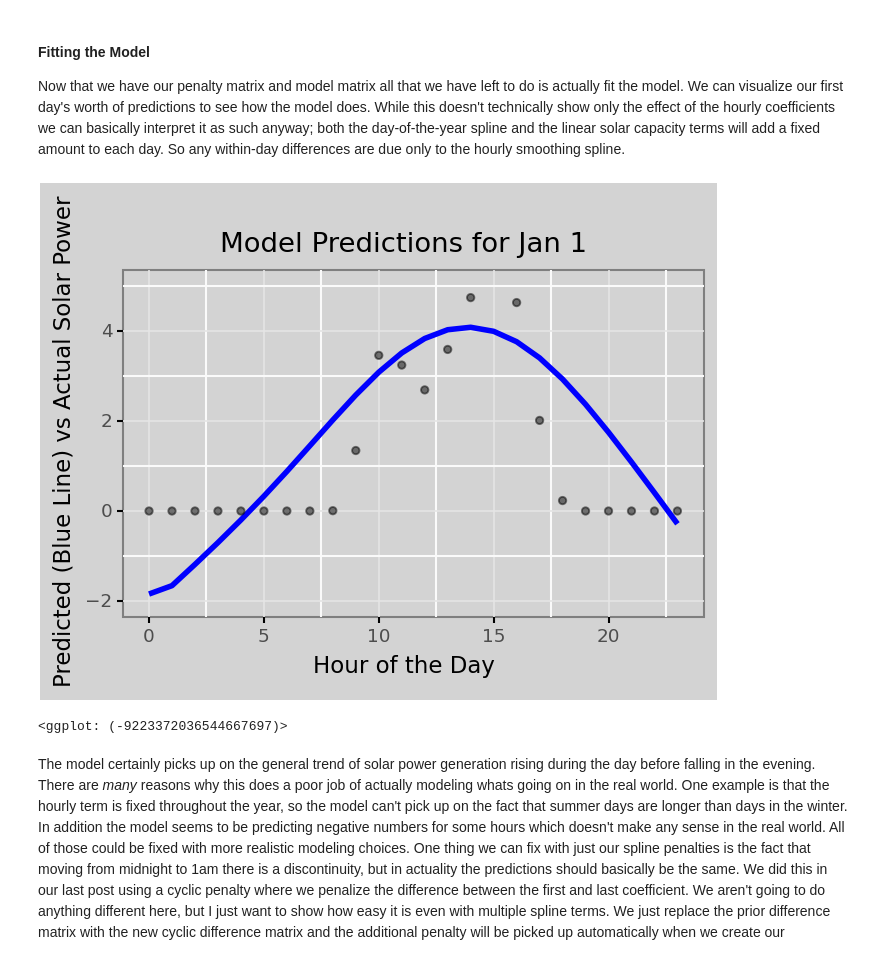
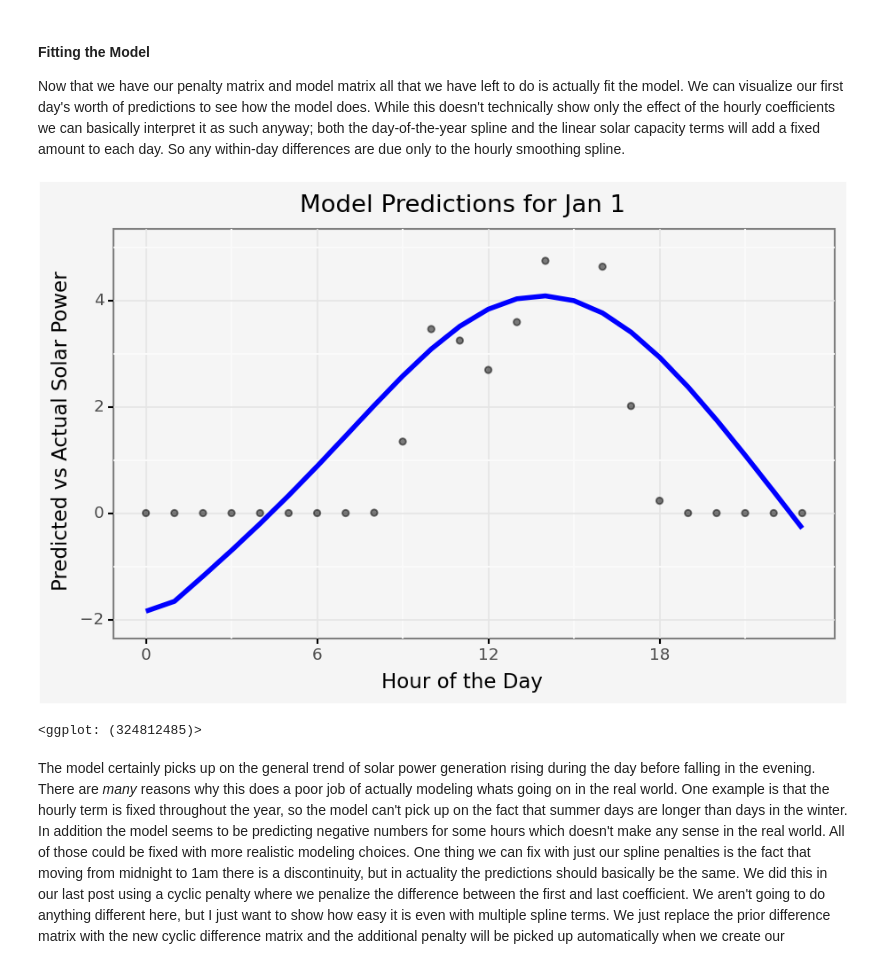
Before and after one commit to mattmills49/Blog-Posts, a Jupyter notebook: glum_splines/glum_multi_splines.ipynb, the cells around one changed output. Saved outputs shown, nothing was run; the diff lists cells and outputs as text; code cells hidden in the pictures.

Commit message:
fixed plot sizes

```diff
--- a/glum_splines/glum_multi_splines.ipynb
+++ b/glum_splines/glum_multi_splines.ipynb
@@ -48,9 +49,9 @@ def retro_palette_scaled(n = 1):
 def theme_custom(*args, **kwargs):
     custom_theme_args = dict(
         dpi = 150,
-        figure_size = (5, 3),
-        plot_background=element_rect(fill = 'lightgrey'), panel_background=element_rect(fill = 'lightgrey'))
-
+        figure_size = (7, 4),
+        plot_background=element_rect(fill = '#F5F5F5'), panel_background=element_rect(fill = '#F5F5F5'))
+    ## use custom theme args first so the given options will override them
     theme_args = {**custom_theme_args, **kwargs}
 
     return theme(**theme_args)
@@ -175,15 +169,16 @@ solar_df['preds_baseline'] = gam_model.predict(model_matrix)
 # %%
 #| echo: False
 (ggplot(solar_df.query('day <= 1'), aes(x = 'hour')) +
     geom_line(aes(y = 'preds_baseline'), color = 'blue', size = 1.5) +
     geom_point(aes(y = 'power_gw'), alpha = .5) +
-    xlab('Hour of the Day') + ylab('Predicted (Blue Line) vs Actual Solar Power') + ggtitle('Model Predictions for Jan 1') +
+    xlab('Hour of the Day') + ylab('Predicted vs Actual Solar Power') + ggtitle('Model Predictions for Jan 1') +
     scale_y_continuous(limits = (-2, 5)) +
+    scale_x_continuous(breaks = (0, 6, 12, 18)) +
     theme_bw() + theme_custom()
 )
 # %% [output]
-[figure, old version]
+[figure, new version]
-<ggplot: (-9223372036544667697)>
+<ggplot: (324812485)>
 # %%
 #| echo: False
 #| eval: False
```
Also changed, not shown: parts of 4 cells of this notebook, 2 other files.
